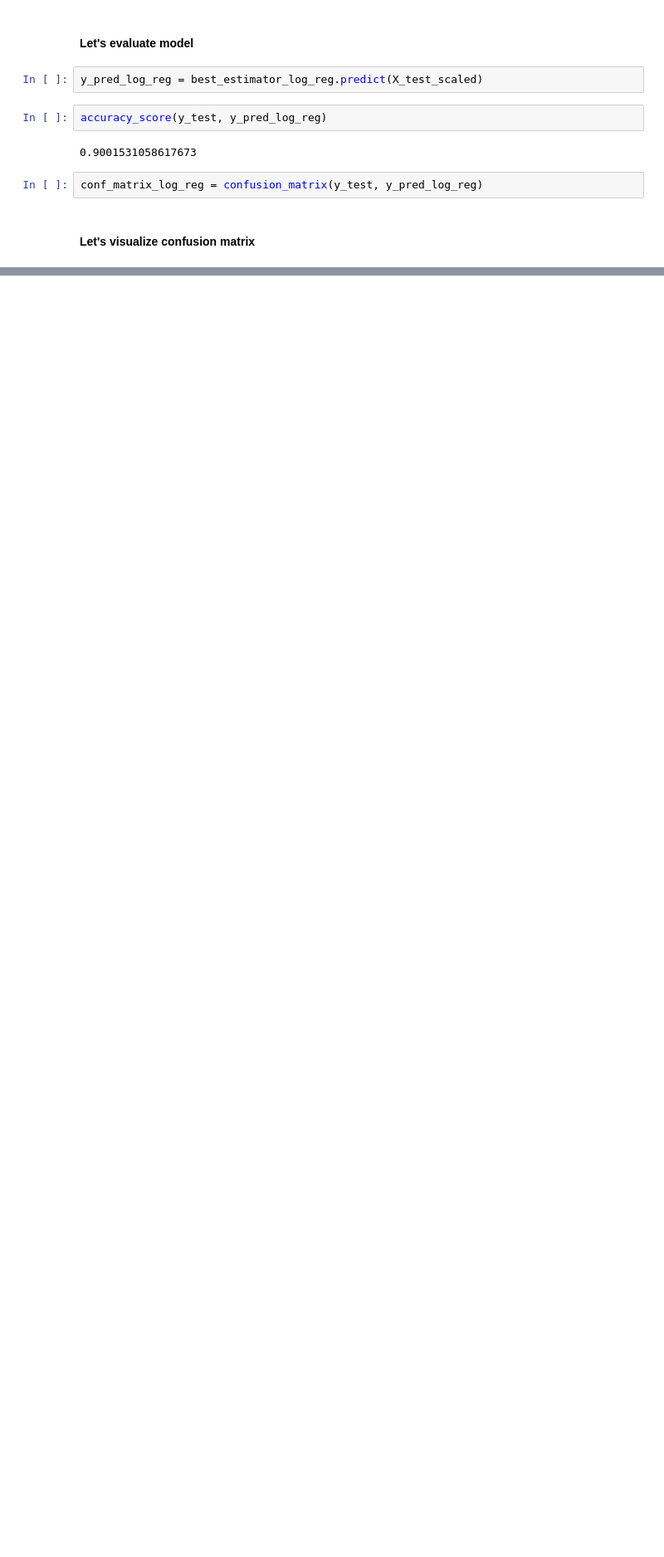
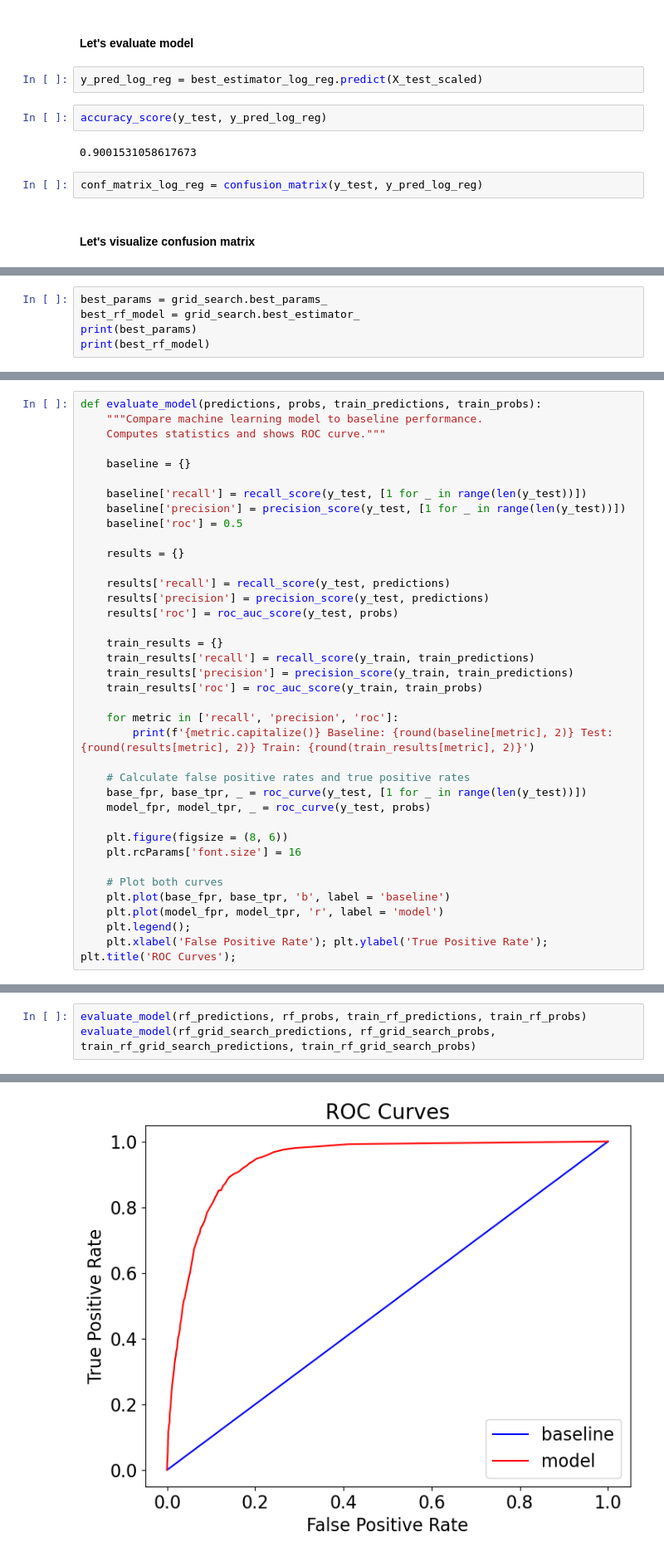
Before and after one commit to SmitMewada/Bank_Marketing_Project, a Jupyter notebook: Bank_Marketing.ipynb, the cells around one changed output, grey strips where cells are left out. Shown: that part at 83% size. Saved outputs shown, nothing was run; the diff lists cells and outputs as text; blank space fills up the shorter version.

Commit message:
RFClassifier model added

```diff
--- a/Bank_Marketing.ipynb
+++ b/Bank_Marketing.ipynb
@@ -191,0 +226,5 @@ plt.show()
+# %%
+best_params = grid_search.best_params_
+best_rf_model = grid_search.best_estimator_
+print(best_params)
+print(best_rf_model)
@@ -191,0 +270,37 @@ plt.show()
+# %%
+def evaluate_model(predictions, probs, train_predictions, train_probs):
+    """Compare machine learning model to baseline performance.
+    Computes statistics and shows ROC curve."""
+
+    baseline = {}
+
+    baseline['recall'] = recall_score(y_test, [1 for _ in range(len(y_test))])
+    baseline['precision'] = precision_score(y_test, [1 for _ in range(len(y_test))])
+    baseline['roc'] = 0.5
+
+    results = {}
+
+    results['recall'] = recall_score(y_test, predictions)
+    results['precision'] = precision_score(y_test, predictions)
+    results['roc'] = roc_auc_score(y_test, probs)
+
+    train_results = {}
+    train_results['recall'] = recall_score(y_train, train_predictions)
+    train_results['precision'] = precision_score(y_train, train_predictions)
+    train_results['roc'] = roc_auc_score(y_train, train_probs)
+
+    for metric in ['recall', 'precision', 'roc']:
+        print(f'{metric.capitalize()} Baseline: {round(baseline[metric], 2)} Test: {round(results[metric], 2)} Train: {round(train_results[metric], 2)}')
+
+    # Calculate false positive rates and true positive rates
+    base_fpr, base_tpr, _ = roc_curve(y_test, [1 for _ in range(len(y_test))])
+    model_fpr, model_tpr, _ = roc_curve(y_test, probs)
+
+    plt.figure(figsize = (8, 6))
+    plt.rcParams['font.size'] = 16
+
+    # Plot both curves
+    plt.plot(base_fpr, base_tpr, 'b', label = 'baseline')
+    plt.plot(model_fpr, model_tpr, 'r', label = 'model')
+    plt.legend();
+    plt.xlabel('False Positive Rate'); plt.ylabel('True Positive Rate'); plt.title('ROC Curves');
@@ -191,0 +343,4 @@ plt.show()
+# %%
+evaluate_model(rf_predictions, rf_probs, train_rf_predictions, train_rf_probs)
+evaluate_model(rf_grid_search_predictions, rf_grid_search_probs, train_rf_grid_search_predictions, train_rf_grid_search_probs)
+# %% [output]
@@ -191,0 +353 @@ plt.show()
+[figure, added]
```
Also changed, not shown: parts of 12 cells of this notebook, 1 other file.
